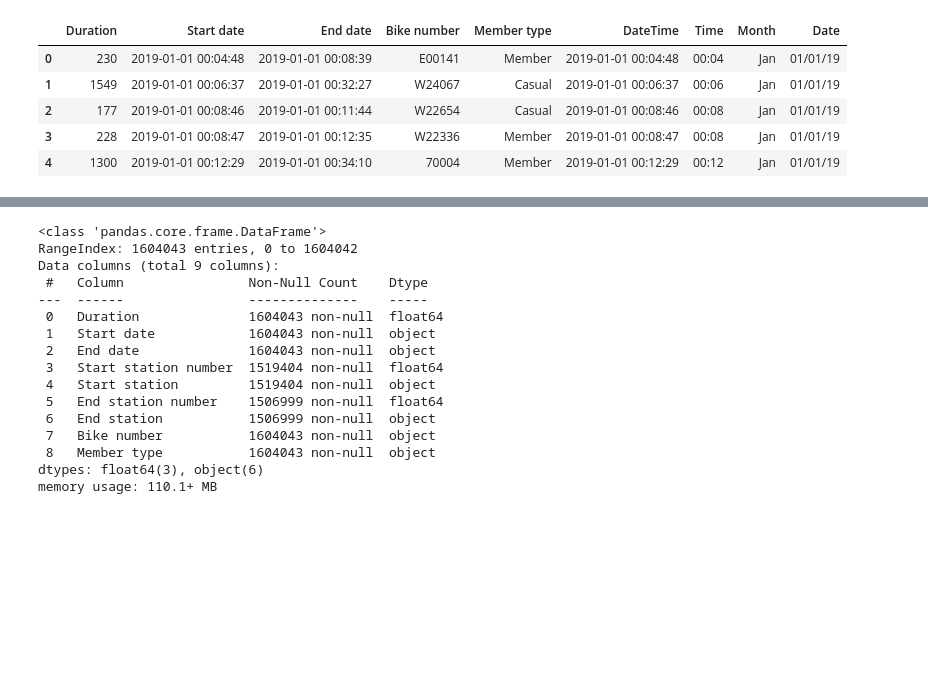
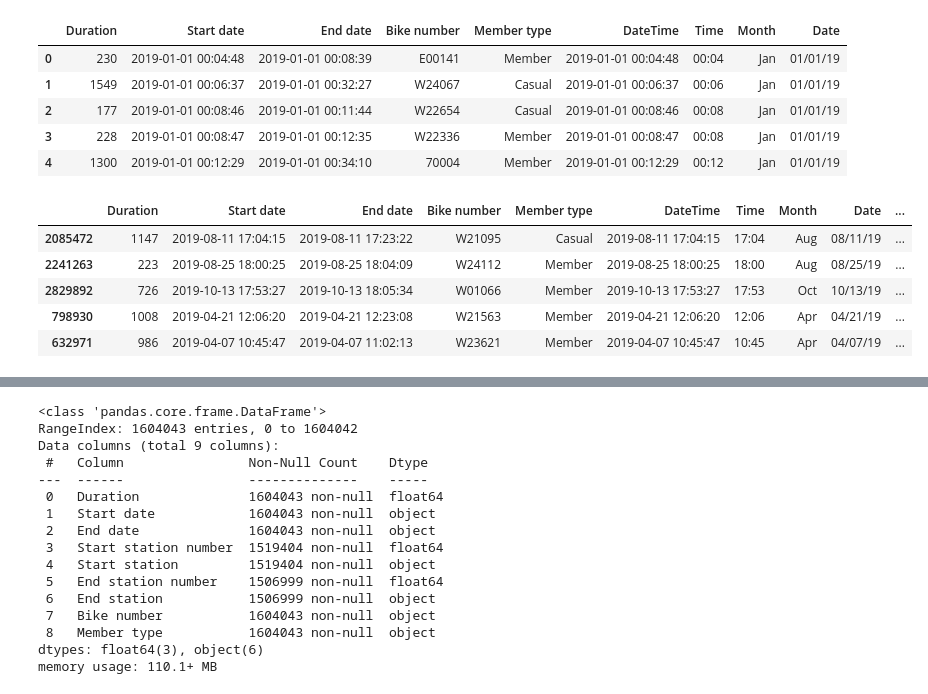
Before and after one commit to digantpatel87/Project1D2, a Jupyter notebook: Code/Project1D2.ipynb, the cells around one changed output, grey strips where cells are left out. Saved outputs shown, nothing was run; the diff lists cells and outputs as text; code cells hidden in the pictures; blank space fills up the shorter version.

```diff
--- a/Code/Project1D2.ipynb
+++ b/Code/Project1D2.ipynb
@@ -103,3 +103,24 @@ combined_2019_df.head()
 | 2 | 177 | 2019-01-01 00:08:46 | 2019-01-01 00:11:44 | W22654 | Casual | 2019-01-01 00:08:46 | 00:08 | Jan | 01/01/19 |
 | 3 | 228 | 2019-01-01 00:08:47 | 2019-01-01 00:12:35 | W22336 | Member | 2019-01-01 00:08:47 | 00:08 | Jan | 01/01/19 |
 | 4 | 1300 | 2019-01-01 00:12:29 | 2019-01-01 00:34:10 | 70004 | Member | 2019-01-01 00:12:29 | 00:12 | Jan | 01/01/19 |
+# %%
+combined_2019_df["DayName"] = combined_2019_df["DateTime"].dt.day_name()
+combined_2019_df["DayNum"] = combined_2019_df["DateTime"].dt.weekday
+
+outlierIndex = combined_2019_df[combined_2019_df["Duration"]
+                                > (combined_2019_df["Duration"].mean() + (2 * (combined_2019_df["Duration"].std())))].index
+
+combined_2019_df.drop(outlierIndex, inplace=True)
+
+sample_2019_df = combined_2019_df.sample(200)
+sample_2019_df["DayInYear"] = sample_2019_df["DateTime"].dt.strftime('%j')
+sorted_sample_df = sample_2019_df.sort_values(by="Date")
+sorted_sample_df.sort_values(by="DayNum", inplace=True)
+sorted_sample_df.tail()
+# %% [output]
+|  | Duration | Start date | End date | Bike number | Member type | DateTime | Time | Month | Date | ... |
+| 2085472 | 1147 | 2019-08-11 17:04:15 | 2019-08-11 17:23:22 | W21095 | Casual | 2019-08-11 17:04:15 | 17:04 | Aug | 08/11/19 | ... |
+| 2241263 | 223 | 2019-08-25 18:00:25 | 2019-08-25 18:04:09 | W24112 | Member | 2019-08-25 18:00:25 | 18:00 | Aug | 08/25/19 | ... |
+| 2829892 | 726 | 2019-10-13 17:53:27 | 2019-10-13 18:05:34 | W01066 | Member | 2019-10-13 17:53:27 | 17:53 | Oct | 10/13/19 | ... |
+| 798930 | 1008 | 2019-04-21 12:06:20 | 2019-04-21 12:23:08 | W21563 | Member | 2019-04-21 12:06:20 | 12:06 | Apr | 04/21/19 | ... |
+| 632971 | 986 | 2019-04-07 10:45:47 | 2019-04-07 11:02:13 | W23621 | Member | 2019-04-07 10:45:47 | 10:45 | Apr | 04/07/19 | ... |
```
Also changed, not shown: parts of 1 cell of this notebook.
